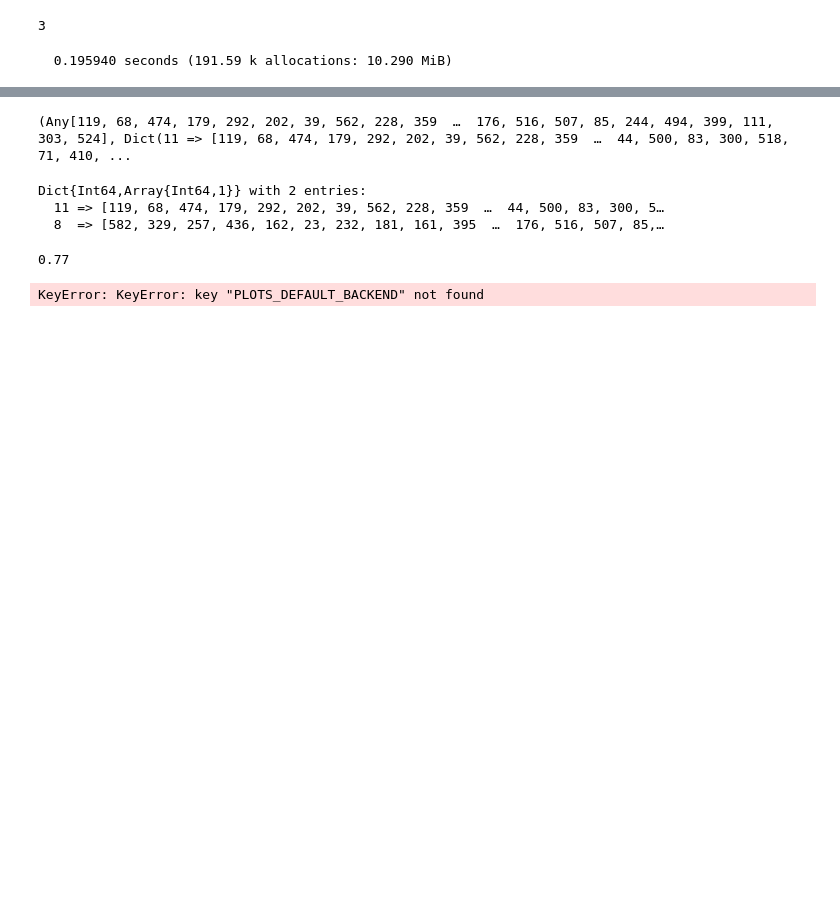
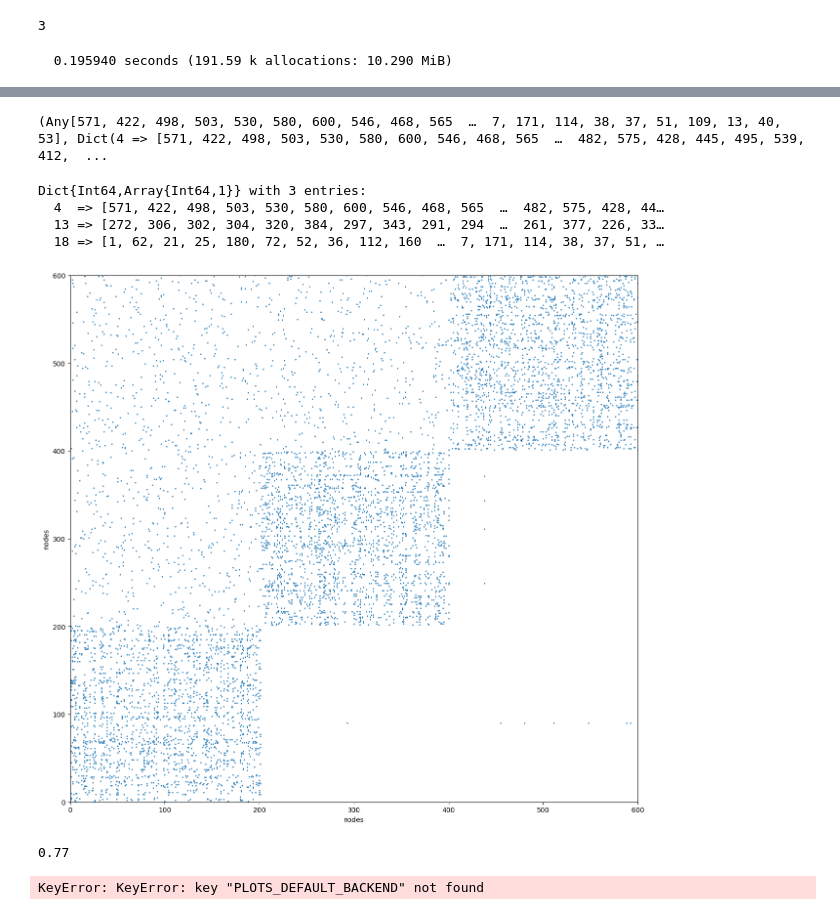
Before and after one commit to OxCSML-BayesNP/BNP_factorization_last, a Jupyter notebook: run_mcmc.ipynb, the cells around one changed output, grey strips where cells are left out. Saved outputs shown, nothing was run; the diff lists cells and outputs as text; code cells hidden in the pictures; blank space fills up the shorter version.

```diff
--- a/run_mcmc.ipynb
+++ b/run_mcmc.ipynb
@@ -62,7 +62,7 @@ true*I
 #data_name = "data_for_sigma_800"
 #data_name = "sbm_600"
 #data_name = "sbm_1200"
-data_name = "data_sbm_800"
+data_name = "data_sbm_600"
 
 # Result folder name
 result_folder = "fixed sigma"
@@ -73,7 +73,7 @@ comments = "Alpha free\n new update of mu tilde \n new measure unobs \n sigma ma
 #-------------------------------------------------------------------------------
 # Set parameters
 #-------------------------------------------------------------------------------
-kappa=1.;tau=5.;sigma=0.;alpha=.5;beta=alpha
+kappa=1.;tau=5.;sigma=0.;alpha=1.;beta=alpha
 warm_start = false
 weighted = false
 directed = false
@@ -665,13 +666,18 @@ mean(n_active_list[1:T])
 # %%
 final_order, clusters = cluster_communities(R_, V_)
 # %% [output]
-(Any[119, 68, 474, 179, 292, 202, 39, 562, 228, 359  …  176, 516, 507, 85, 244, 494, 399, 111, 303, 524], Dict(11 => [119, 68, 474, 179, 292, 202, 39, 562, 228, 359  …  44, 500, 83, 300, 518, 71, 410, ...
+(Any[571, 422, 498, 503, 530, 580, 600, 546, 468, 565  …  7, 171, 114, 38, 37, 51, 109, 13, 40, 53], Dict(4 => [571, 422, 498, 503, 530, 580, 600, 546, 468, 565  …  482, 575, 428, 445, 495, 539, 412,  ...
 # %%
 clusters
 # %% [output]
-Dict{Int64,Array{Int64,1}} with 2 entries:
-  11 => [119, 68, 474, 179, 292, 202, 39, 562, 228, 359  …  44, 500, 83, 300, 5…
-  8  => [582, 329, 257, 436, 162, 23, 232, 181, 161, 395  …  176, 516, 507, 85,…
+Dict{Int64,Array{Int64,1}} with 3 entries:
+  4  => [571, 422, 498, 503, 530, 580, 600, 546, 468, 565  …  482, 575, 428, 44…
+  13 => [272, 306, 302, 304, 320, 384, 297, 343, 291, 294  …  261, 377, 226, 33…
+  18 => [1, 62, 21, 25, 180, 72, 52, 36, 112, 160  …  7, 171, 114, 38, 37, 51, …
+# %%
+spy_sparse_order(sparse_data, final_order, save=false)
+# %% [output]
+[figure, added]
 # %%
 sum(clusters[5] .< 401) / length(clusters[5])
 # %% [output]
```
Also changed, not shown: parts of 7 cells of this notebook, 15 other files.
